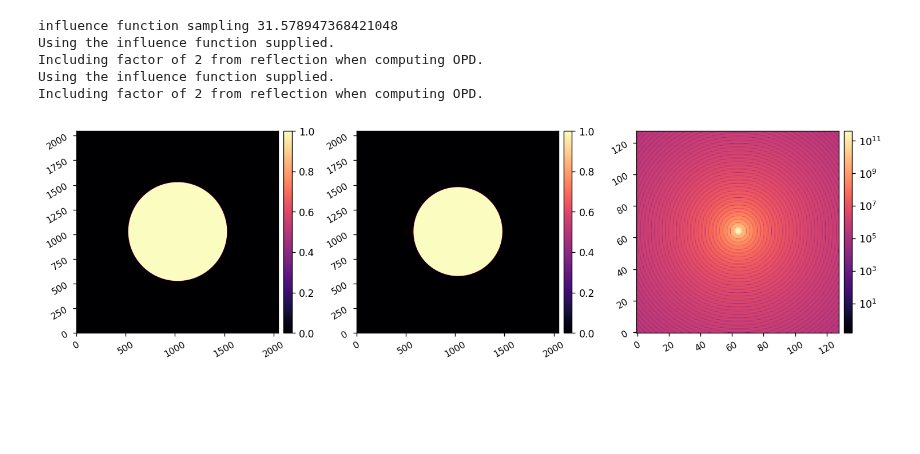
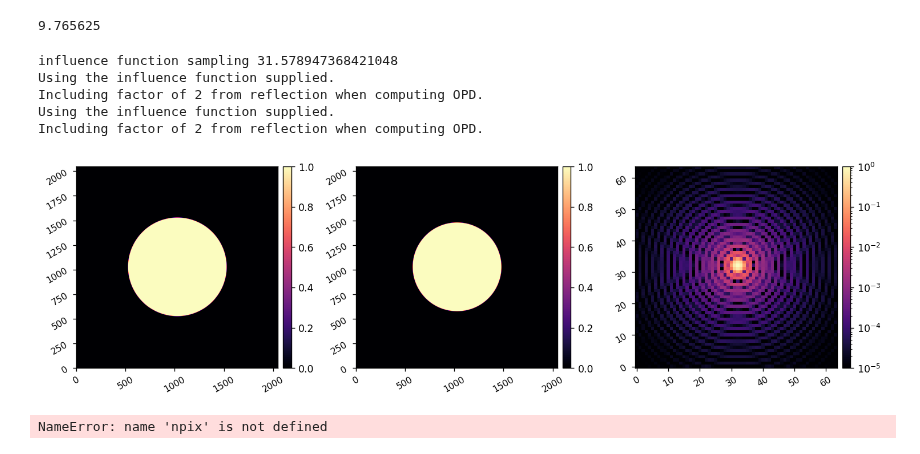
Before and after one commit to kian1377/apra-howfsc-models, a Jupyter notebook: notebooks/test_vortex.ipynb, the cells around one changed output. Cells and saved outputs as stored; diff of their text form; code cells hidden in the pictures; blank space fills up the shorter version.

```diff
--- a/notebooks/test_vortex.ipynb
+++ b/notebooks/test_vortex.ipynb
@@ -31,21 +30,25 @@ wavelength_c = 650e-9*u.m
+# %%
+model.npix/Nfpm / 0.025
+# %% [output]
+9.765625
 # %%
 reload(fraunhofer)
 model = fraunhofer.CORO()
 
+N = 2048
+
 fwf = poppy.FresnelWavefront(beam_radius=model.pupil_diam/2, wavelength=model.wavelength,
-                                    npix=model.npix, oversample=model.oversample)
+                                    npix=model.npix, oversample=N/model.npix)
 # pupil_wf = xp.ones((model.N, model.N), dtype=complex)
 pupil_wf = poppy.CircularAperture(radius=model.pupil_diam/2).get_transmission(fwf)
 lyot_stop = poppy.CircularAperture(radius=0.9*model.pupil_diam/2).get_transmission(fwf)
 ref_im = xp.abs(xp.fft.ifftshift(xp.fft.fft2(xp.fft.fftshift(lyot_stop))) )**2
 
-imshow3(pupil_wf, lyot_stop, ref_im, lognorm3=True, npix3=128)
-
-post_vortex_pupil = model.apply_vortex(pupil_wf)
+imshow3(pupil_wf, lyot_stop, ref_im/xp.max(ref_im), lognorm3=True, npix3=64, vmin3=1e-5)
 # %% [output]
 influence function sampling 31.578947368421048
 Using the influence function supplied.
 Including factor of 2 from reflection when computing OPD.
 Using the influence function supplied.
 Including factor of 2 from reflection when computing OPD.
-[figure, old version]
+[figure, new version]
@@ -51,0 +57,4 @@ Including factor of 2 from reflection when computing OPD.
+# %%
+npix
+# %% [output]
+NameError: name 'npix' is not defined
```
Also changed, not shown: parts of 7 cells of this notebook, 7 other files.
